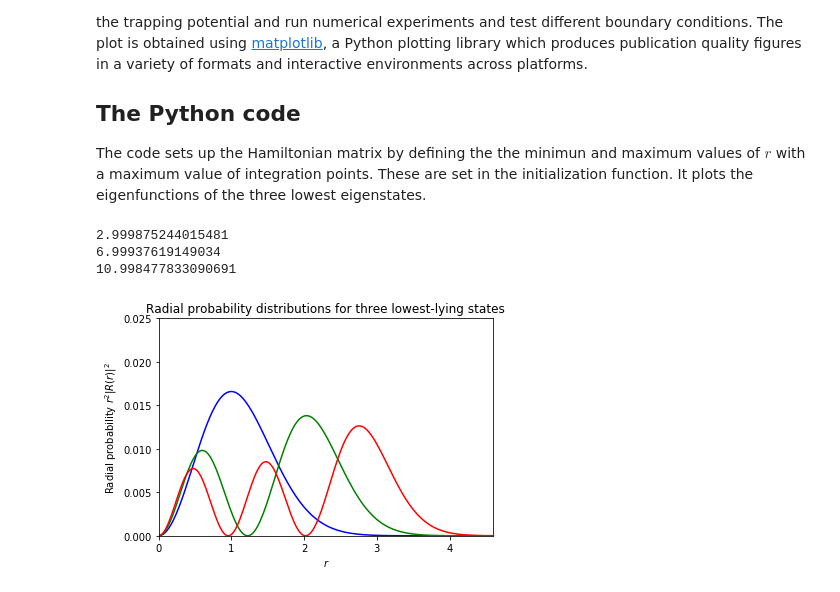
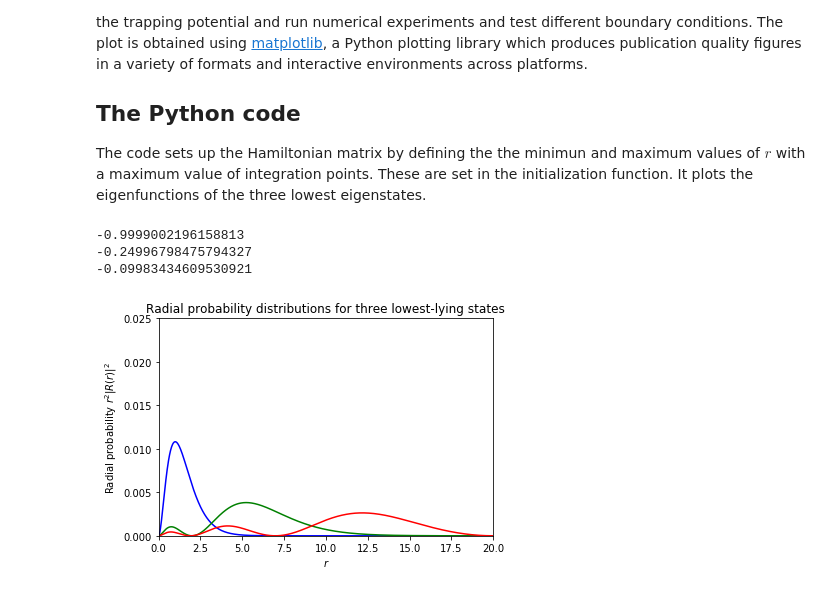
Before and after one commit to CompPhysics/ComputationalPhysics, a Jupyter notebook: doc/pub/projectwriting/ipynb/projectwriting.ipynb, the cells around one changed output. Cells and saved outputs as stored; diff of their text form; code cells hidden in the pictures.

```diff
--- a/doc/pub/projectwriting/ipynb/projectwriting.ipynb
+++ b/doc/pub/projectwriting/ipynb/projectwriting.ipynb
@@ -256,14 +256,14 @@ def initialize():
     return RMin, RMax, lOrbital, Dim
 # Here we set up the harmonic oscillator potential
 def potential(r):
-    return r*r
+    return -2.0/r
 
 #Get the boundary, orbital momentum and number of integration points
 RMin, RMax, lOrbital, Dim = initialize()
 
 #Initialize constants
-Step    = RMax/(Dim+1)
-DiagConst = 2.0 / (Step*Step)
+Step    = (RMax-RMin)/(Dim+1)
+DiagConst = 2.0/ (Step*Step)
 NondiagConst =  -1.0 / (Step*Step)
 OrbitalFactor = lOrbital * (lOrbital + 1.0)
 
@@ -276,38 +276,38 @@ for i in range(Dim):
 
 #Setting up a tridiagonal matrix and finding eigenvectors and eigenvalues
 Hamiltonian = np.zeros((Dim,Dim))
 Hamiltonian[0,0] = DiagConst + v[0];
 Hamiltonian[0,1] = NondiagConst;
 for i in range(1,Dim-1):
     Hamiltonian[i,i-1]  = NondiagConst;
     Hamiltonian[i,i]    = DiagConst + v[i];
     Hamiltonian[i,i+1]  = NondiagConst;
 Hamiltonian[Dim-1,Dim-2] = NondiagConst;
 Hamiltonian[Dim-1,Dim-1] = DiagConst + v[Dim-1];
 # diagonalize and obtain eigenvalues, not necessarily sorted
 EigValues, EigVectors = np.linalg.eig(Hamiltonian)
 # sort eigenvectors and eigenvalues
 permute = EigValues.argsort()
 EigValues = EigValues[permute]
 EigVectors = EigVectors[:,permute]
 # now plot the results for the three lowest lying eigenstates
 for i in range(3):
     print(EigValues[i])
 FirstEigvector = EigVectors[:,0]
 SecondEigvector = EigVectors[:,1]
 ThirdEigvector = EigVectors[:,2]
 plt.plot(r, FirstEigvector**2 ,'b-',r, SecondEigvector**2 ,'g-',r, ThirdEigvector**2 ,'r-')
-plt.axis([0,4.6,0.0, 0.025])
+plt.axis([0,20.0,0.0, 0.025])
 plt.xlabel(r'$r$')
 plt.ylabel(r'Radial probability $r^2|R(r)|^2$')
 plt.title(r'Radial probability distributions for three lowest-lying states')
 plt.savefig('eigenvector.pdf')
 plt.show()
 # %% [output]
-2.999875244015481
-6.99937619149034
-10.998477833090691
+-0.9999002196158813
+-0.24996798475794327
+-0.09983434609530921
-[figure, old version]
+[figure, new version]
 # %% [markdown]
 ## Procrastination... the curse of all?
 <!-- dom:FIGURE: [fig-projectwriting/procrast.jpg, width=700 frac=0.9] -->
```
Also changed, not shown: 2 other files.
